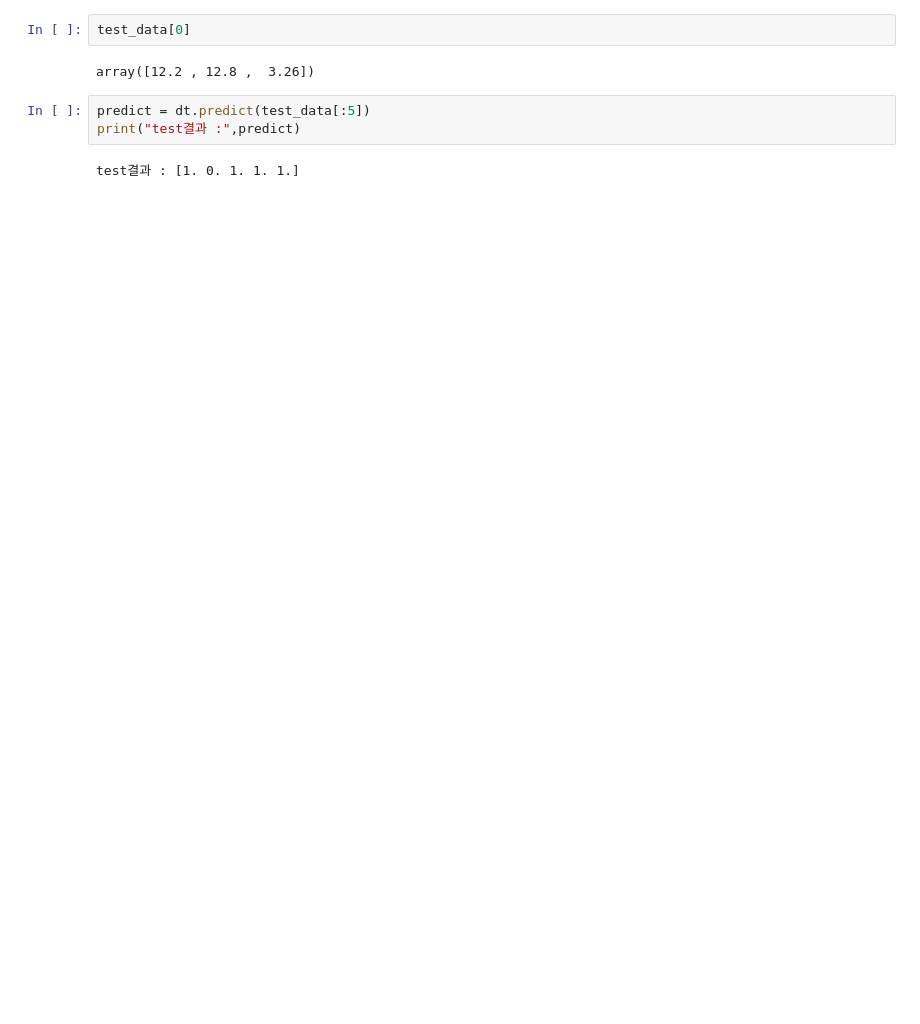
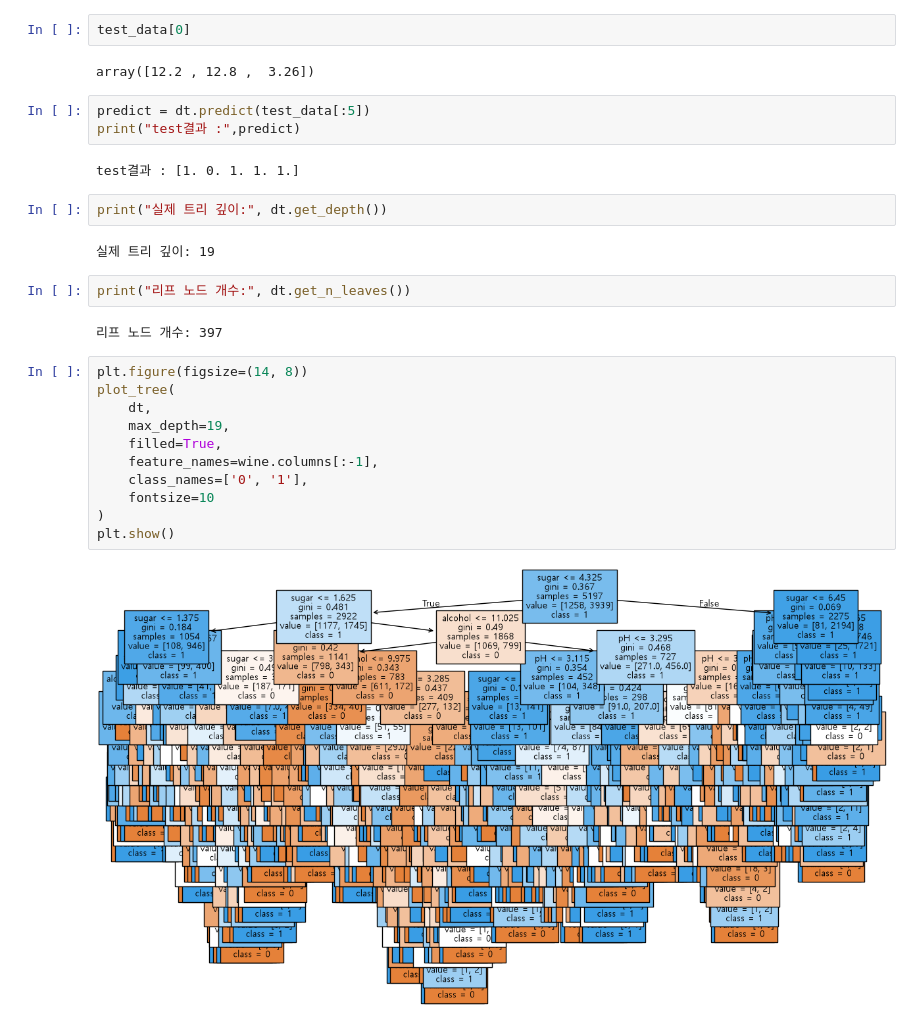
Before and after one commit to naegil73-png/aix_learn_1106, a Jupyter notebook: p1113/p1113_10.ipynb, the cells around one changed output. Drawn from its saved outputs; the diff is of its cells as text; blank space fills up the shorter version.

```diff
--- a/p1113/p1113_10.ipynb
+++ b/p1113/p1113_10.ipynb
@@ -68,3 +69,24 @@ predict = dt.predict(test_data[:5])
 print("test결과 :",predict)
 # %% [output]
 test결과 : [1. 0. 1. 1. 1.]
+# %%
+print("실제 트리 깊이:", dt.get_depth())
+# %% [output]
+실제 트리 깊이: 19
+# %%
+print("리프 노드 개수:", dt.get_n_leaves())
+# %% [output]
+리프 노드 개수: 397
+# %%
+plt.figure(figsize=(14, 8))
+plot_tree(
+    dt,
+    max_depth=19,
+    filled=True,
+    feature_names=wine.columns[:-1],
+    class_names=['0', '1'],
+    fontsize=10
+)
+plt.show()
+# %% [output]
+[figure, added]
```
Also changed, not shown: parts of 4 cells of this notebook, 4 other files.
